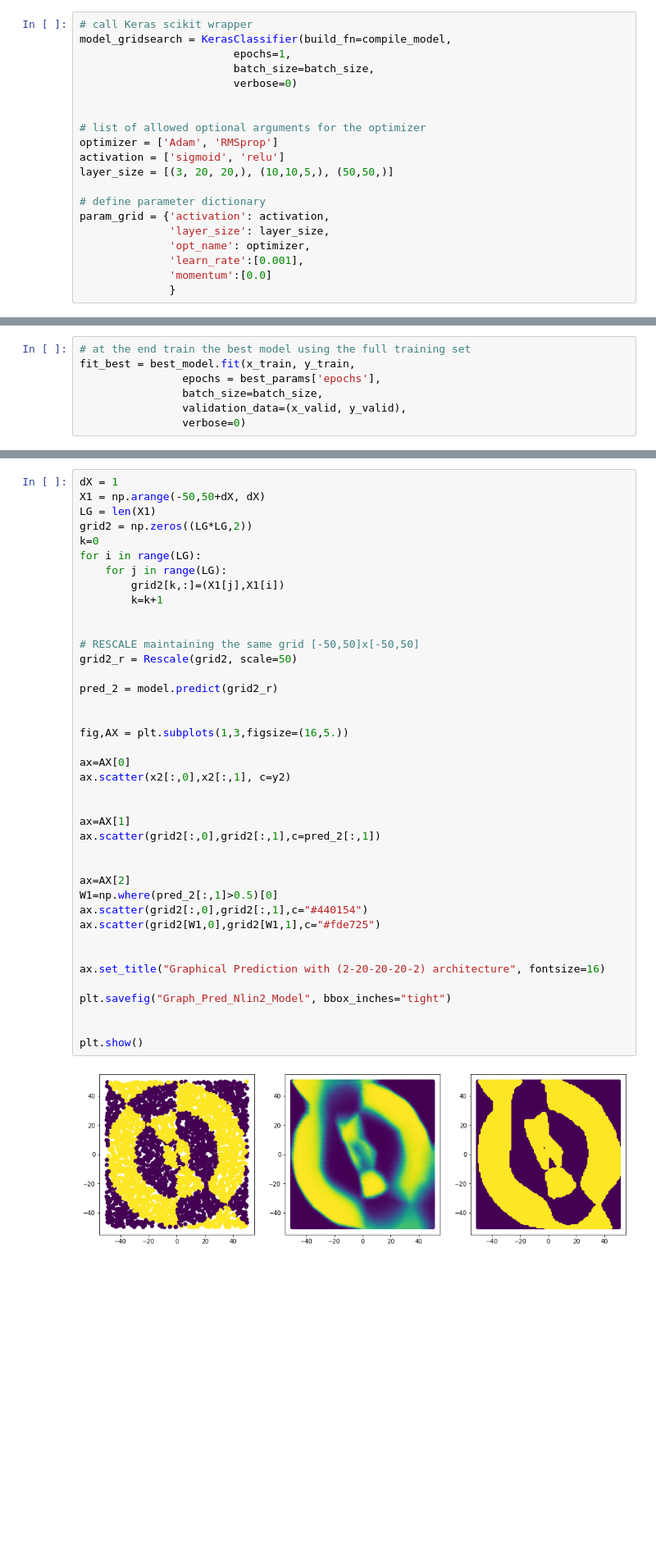
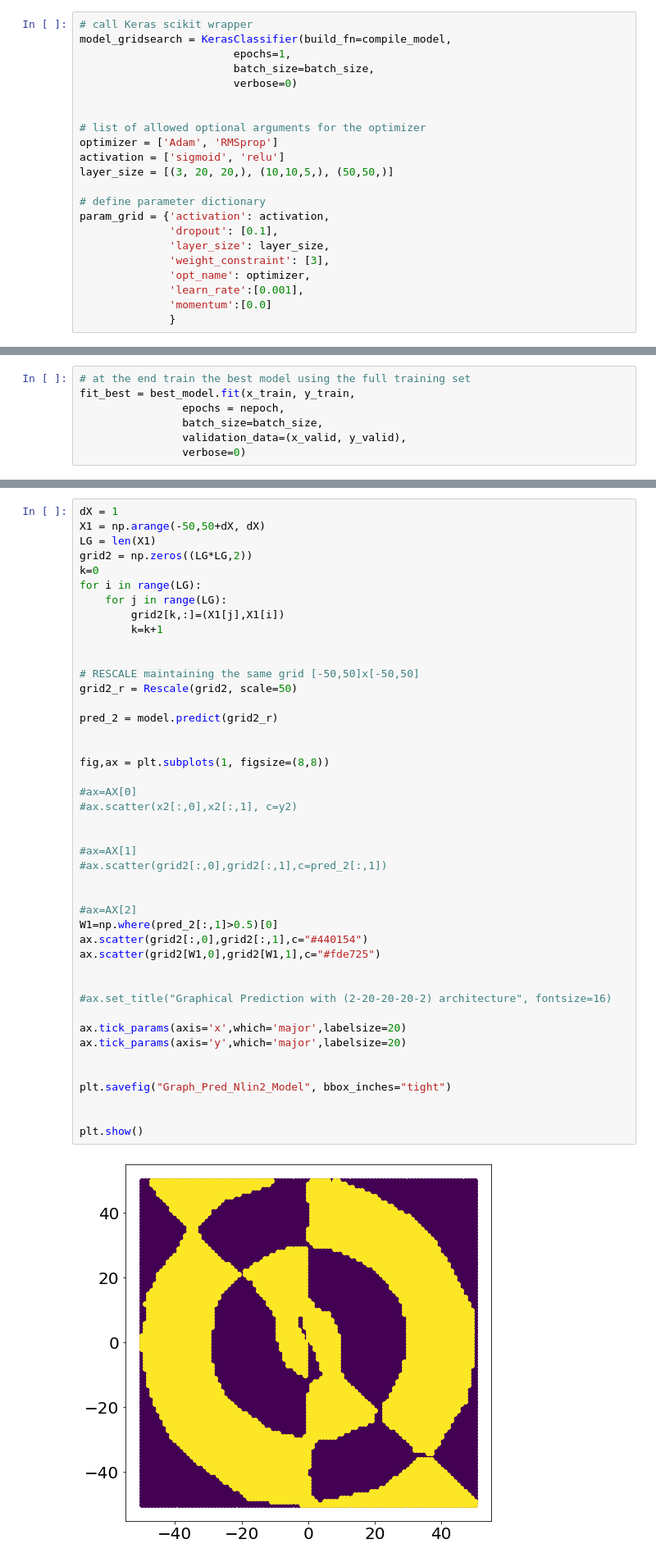
Before and after one commit to PaoloZinesi/ComputationalPhysics_modB, a Jupyter notebook: ASSIGNMENT/analyse_data_DNN_2022-20220308-121412.ipynb, the cells around one changed output, grey strips where cells are left out. Shown at 82% size. Saved outputs shown, nothing was run; the diff lists cells and outputs as text; blank space fills up the shorter version.

```diff
--- a/ASSIGNMENT/analyse_data_DNN_2022-20220308-121412.ipynb
+++ b/ASSIGNMENT/analyse_data_DNN_2022-20220308-121412.ipynb
@@ -545,7 +495,9 @@ layer_size = [(3, 20, 20,), (10,10,5,), (50,50,)]
 
 # define parameter dictionary
 param_grid = {'activation': activation,
+              'dropout': [0.1],
               'layer_size': layer_size,
+              'weight_constraint': [3],
               'opt_name': optimizer,
               'learn_rate':[0.001],
               'momentum':[0.0]
@@ -614,7 +606,7 @@ print(best_model.summary())
 # %%
 # at the end train the best model using the full training set
 fit_best = best_model.fit(x_train, y_train,
-                epochs = best_params['epochs'],
+                epochs = nepoch,
                 batch_size=batch_size,
                 validation_data=(x_valid, y_valid),
                 verbose=0)
@@ -767,39 +909,43 @@ LG = len(X1)
 grid2 = np.zeros((LG*LG,2))
 k=0
 for i in range(LG):
     for j in range(LG):
         grid2[k,:]=(X1[j],X1[i])
         k=k+1
 
 
 # RESCALE maintaining the same grid [-50,50]x[-50,50]
 grid2_r = Rescale(grid2, scale=50)
 
 pred_2 = model.predict(grid2_r)
 
 
-fig,AX = plt.subplots(1,3,figsize=(16,5.))
+fig,ax = plt.subplots(1, figsize=(8,8))
 
-ax=AX[0]
-ax.scatter(x2[:,0],x2[:,1], c=y2)
+#ax=AX[0]
+#ax.scatter(x2[:,0],x2[:,1], c=y2)
 
 
-ax=AX[1]
-ax.scatter(grid2[:,0],grid2[:,1],c=pred_2[:,1])
+#ax=AX[1]
+#ax.scatter(grid2[:,0],grid2[:,1],c=pred_2[:,1])
 
 
-ax=AX[2]
+#ax=AX[2]
 W1=np.where(pred_2[:,1]>0.5)[0]
 ax.scatter(grid2[:,0],grid2[:,1],c="#440154")
 ax.scatter(grid2[W1,0],grid2[W1,1],c="#fde725")
 
 
-ax.set_title("Graphical Prediction with (2-20-20-20-2) architecture", fontsize=16)
+#ax.set_title("Graphical Prediction with (2-20-20-20-2) architecture", fontsize=16)
+
+ax.tick_params(axis='x',which='major',labelsize=20)
+ax.tick_params(axis='y',which='major',labelsize=20)
+
 
 plt.savefig("Graph_Pred_Nlin2_Model", bbox_inches="tight")
 
 
 plt.show()
 # %% [output]
-[figure, old version]
+[figure, new version]
 # %% [markdown]
```
Also changed, not shown: parts of 46 cells of this notebook, 23 other files.
